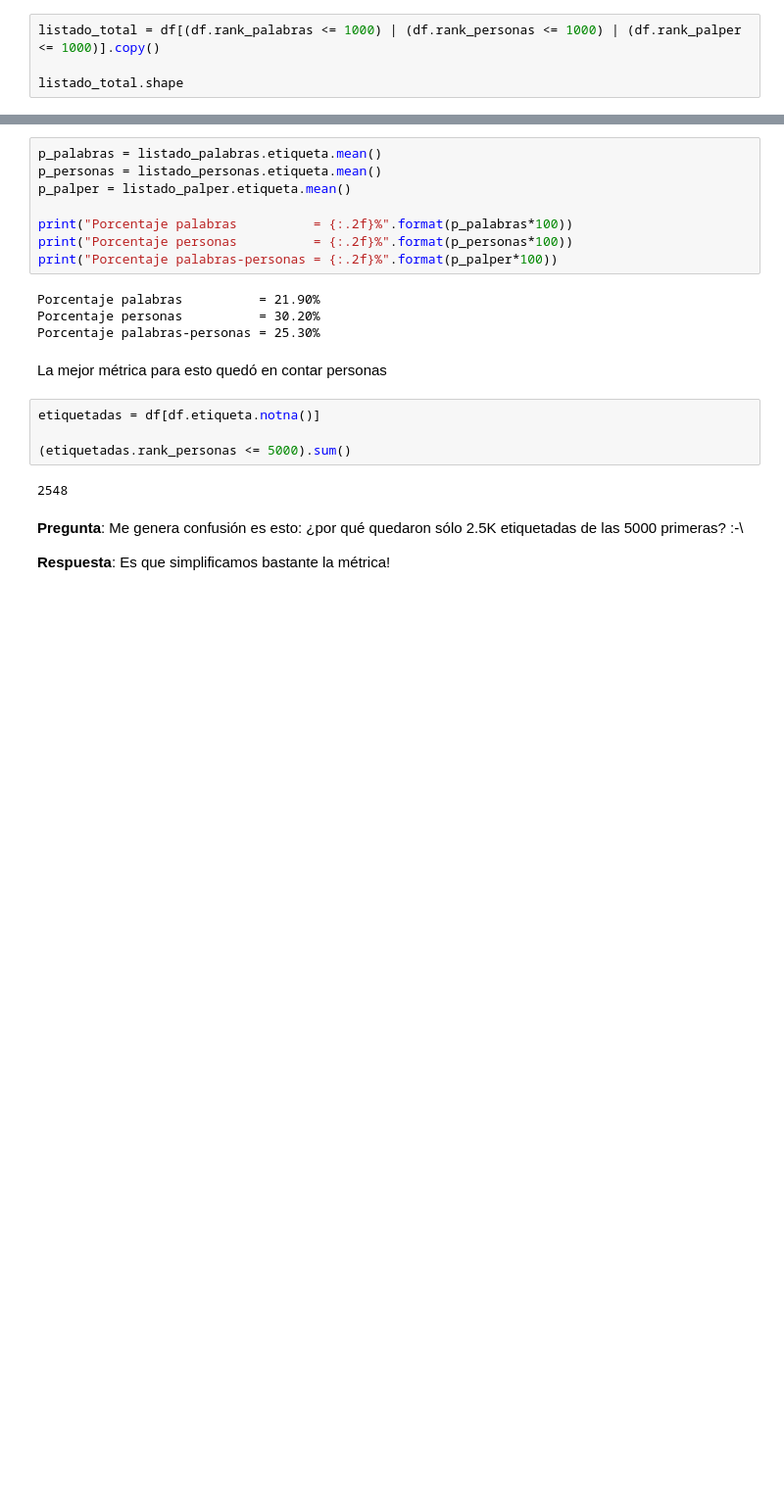
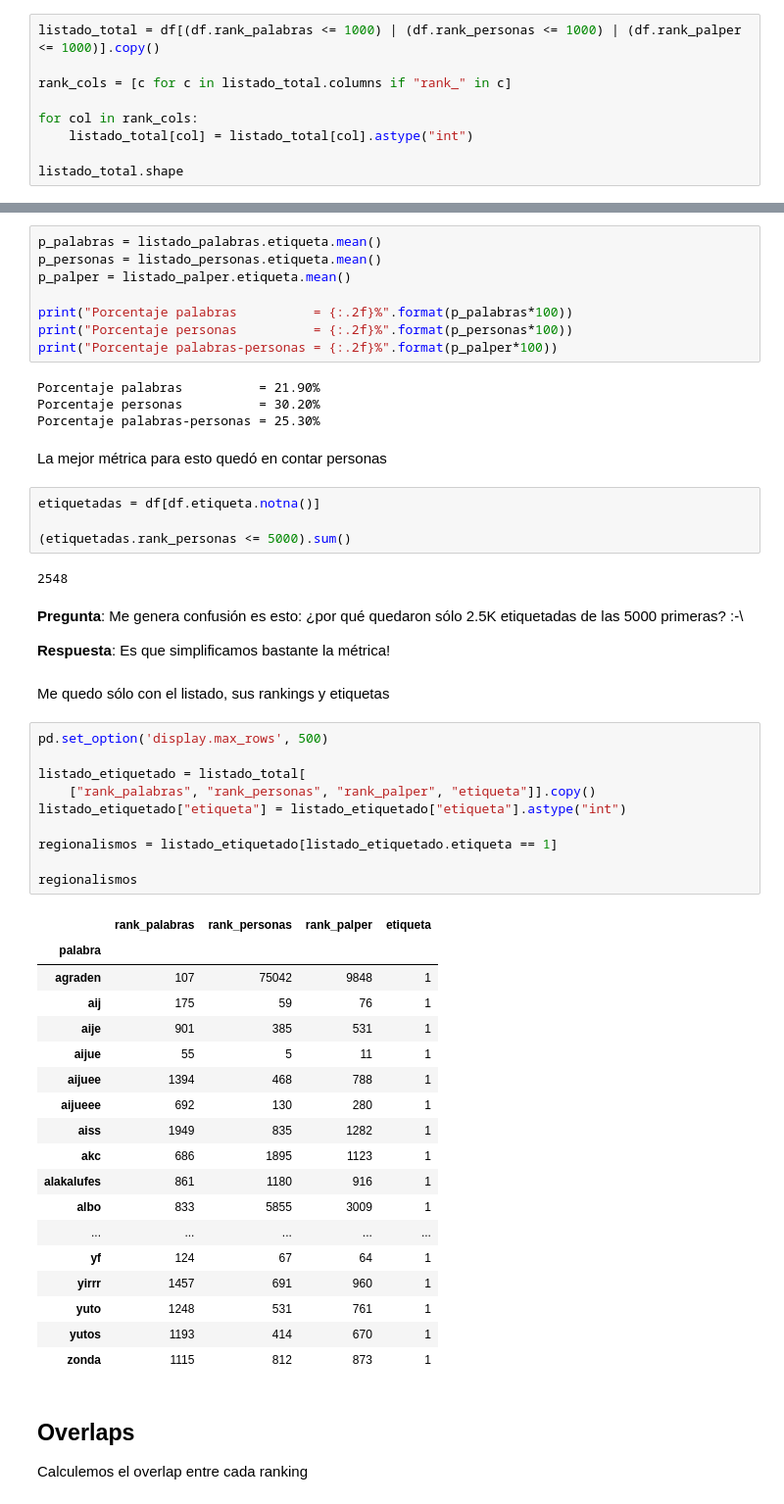
Before and after one commit to finiteautomata/contrastes, a Jupyter notebook: notebooks/analisis_final.ipynb, the cells around one changed output, grey strips where cells are left out. Shown at 98% size. Cells and saved outputs as stored; diff of their text form; blank space fills up the shorter version.

Commit message:
Agrego overlaps y todos los regionalismos

```diff
--- a/notebooks/analisis_final.ipynb
+++ b/notebooks/analisis_final.ipynb
@@ -33,6 +33,11 @@ Ahora, veamos sólo las 1000 primeras de cada métrica, que son las que nos impo
 # %%
 listado_total = df[(df.rank_palabras <= 1000) | (df.rank_personas <= 1000) | (df.rank_palper <= 1000)].copy()
 
+rank_cols = [c for c in listado_total.columns if "rank_" in c]
+
+for col in rank_cols:
+    listado_total[col] = listado_total[col].astype("int")
+
 listado_total.shape
 # %% [output]
 (1380, 108)
@@ -94,3 +99,38 @@ etiquetadas = df[df.etiqueta.notna()]
 **Pregunta**: Me genera confusión es esto: ¿por qué quedaron sólo 2.5K etiquetadas de las 5000 primeras? :-\
 
 **Respuesta**: Es que simplificamos bastante la métrica!
+# %% [markdown]
+Me quedo sólo con el listado, sus rankings y etiquetas
+# %%
+pd.set_option('display.max_rows', 500)
+
+listado_etiquetado = listado_total[
+    ["rank_palabras", "rank_personas", "rank_palper", "etiqueta"]].copy()
+listado_etiquetado["etiqueta"] = listado_etiquetado["etiqueta"].astype("int")
+
+regionalismos = listado_etiquetado[listado_etiquetado.etiqueta == 1]
+
+regionalismos
+# %% [output]
+|  | rank_palabras | rank_personas | rank_palper | etiqueta |
+| palabra |  |  |  |  |
+| agraden | 107 | 75042 | 9848 | 1 |
+| aij | 175 | 59 | 76 | 1 |
+| aije | 901 | 385 | 531 | 1 |
+| aijue | 55 | 5 | 11 | 1 |
+| aijuee | 1394 | 468 | 788 | 1 |
+| aijueee | 692 | 130 | 280 | 1 |
+| aiss | 1949 | 835 | 1282 | 1 |
+| akc | 686 | 1895 | 1123 | 1 |
+| alakalufes | 861 | 1180 | 916 | 1 |
+| albo | 833 | 5855 | 3009 | 1 |
+| ... | ... | ... | ... | ... |
+| yf | 124 | 67 | 64 | 1 |
+| yirrr | 1457 | 691 | 960 | 1 |
+| yuto | 1248 | 531 | 761 | 1 |
+| yutos | 1193 | 414 | 670 | 1 |
+| zonda | 1115 | 812 | 873 | 1 |
+# %% [markdown]
+## Overlaps
+
+Calculemos el overlap entre cada ranking
```
Also changed, not shown: parts of 1 cell of this notebook.
